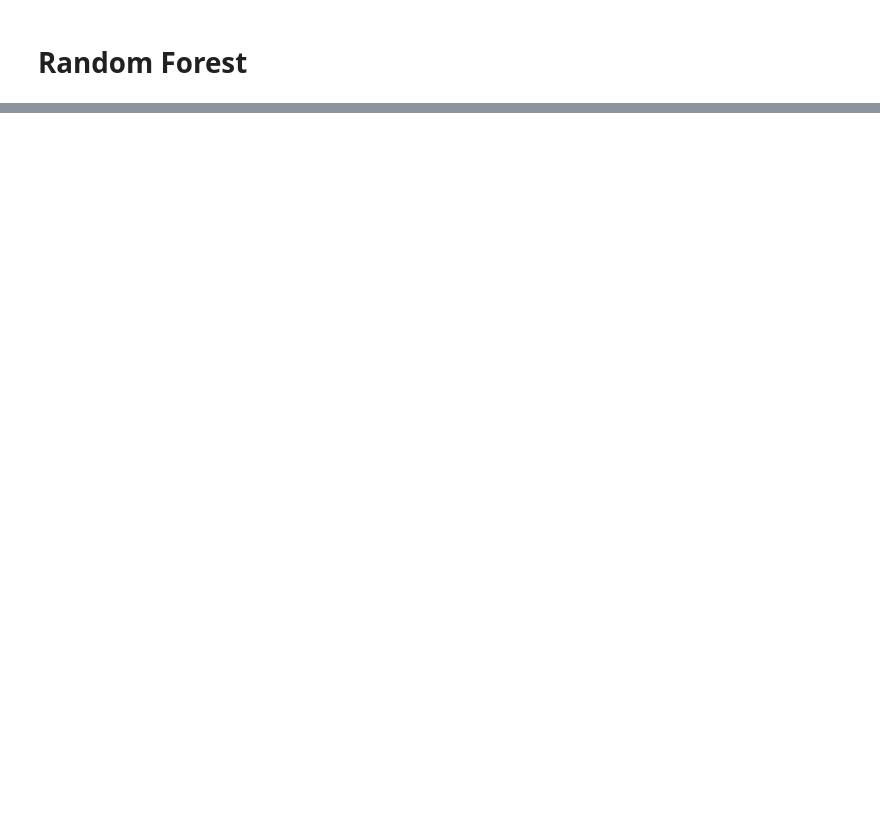
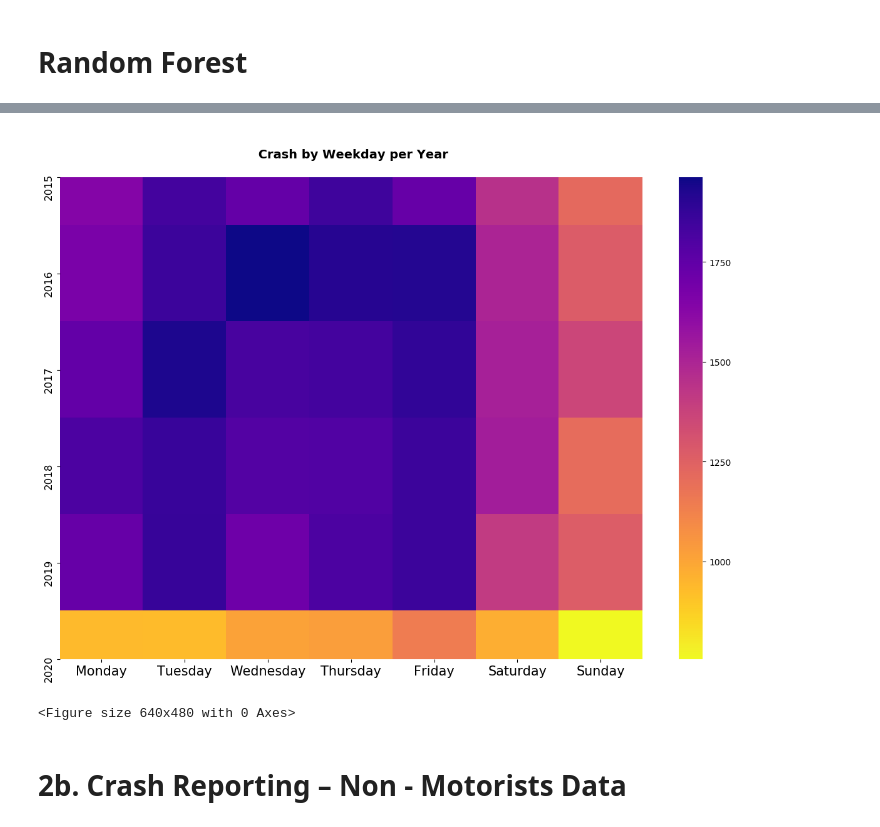
Before and after one commit to mnerolu/Data205, a Jupyter notebook: MODELING_updated.ipynb, the cells around one changed output, grey strips where cells are left out. Saved outputs shown, nothing was run; the diff lists cells and outputs as text; code cells hidden in the pictures; blank space fills up the shorter version.

```diff
--- a/MODELING_updated.ipynb
+++ b/MODELING_updated.ipynb
@@ -381,0 +556,3 @@ weighted avg   0.592213  0.599822  0.542422    224395
+# %%
+## Replace white space everywhere
+CRI_features.columns =CRI_features.columns.str.replace(' ', '')
@@ -381,0 +575,46 @@ weighted avg   0.592213  0.599822  0.542422    224395
+# %%
+CRI_new['Rush_time']=CRI_new['CrashDate/Time'].dt.hour
+#create Rush Time by grouping
+
+def rushhour_CRI(hour):
+    if hour >= 6 and hour < 10:
+        return "Morning Rush"
+    elif hour >= 10 and hour < 12:
+        return "Day"
+    elif hour >= 12 and hour < 14:
+        return "Lunch Rush"
+    elif hour >= 14 and hour < 16:
+        return "Afternoon"
+    elif hour >= 16 and hour < 18:
+        return "Evening Rush"
+    elif hour >= 18 and hour < 22:
+        return "Evening"
+    else:
+        return "Night"
+# %%
+#apply function
+CRI_new['Rush_time']= CRI_new['Rush_time'].apply(rushhour_CRI)
+# %%
+CRI_final = CRI_new.fillna(method='ffill')
+# %%
+CRIweekday = ['Monday', 'Tuesday','Wednesday','Thursday', 'Friday', 'Saturday', 'Sunday']
+CRI_weekday = CRI_final.groupby(['year', 'day']).size()
+#Reshape using unstack() function in Pandas python:
+CRI_weekday = CRI_weekday.rename_axis(['year', 'day'])\
+                               .unstack('day')\
+                               .reindex(columns=CRIweekday)
+plt.figure(figsize=(15,10))
+sns.heatmap(CRI_weekday, cmap='plasma_r')
+plt.title('\n Crash by Weekday per Year\n', fontsize=14, fontweight='bold')
+plt.xticks(fontsize=15)
+plt.yticks(fontsize=12)
+plt.xlabel('')
+plt.ylabel('')
+#plt.savefig('crashbyweekdayperyear.jpg')
+plt.show()
+plt.savefig('images/CRIbyweekdayperyear.jpg')
+# %% [output]
+[figure, added]
+<Figure size 640x480 with 0 Axes>
+# %% [markdown]
+# 2b. Crash Reporting – Non - Motorists Data
```
Also changed, not shown: parts of 60 cells of this notebook.
